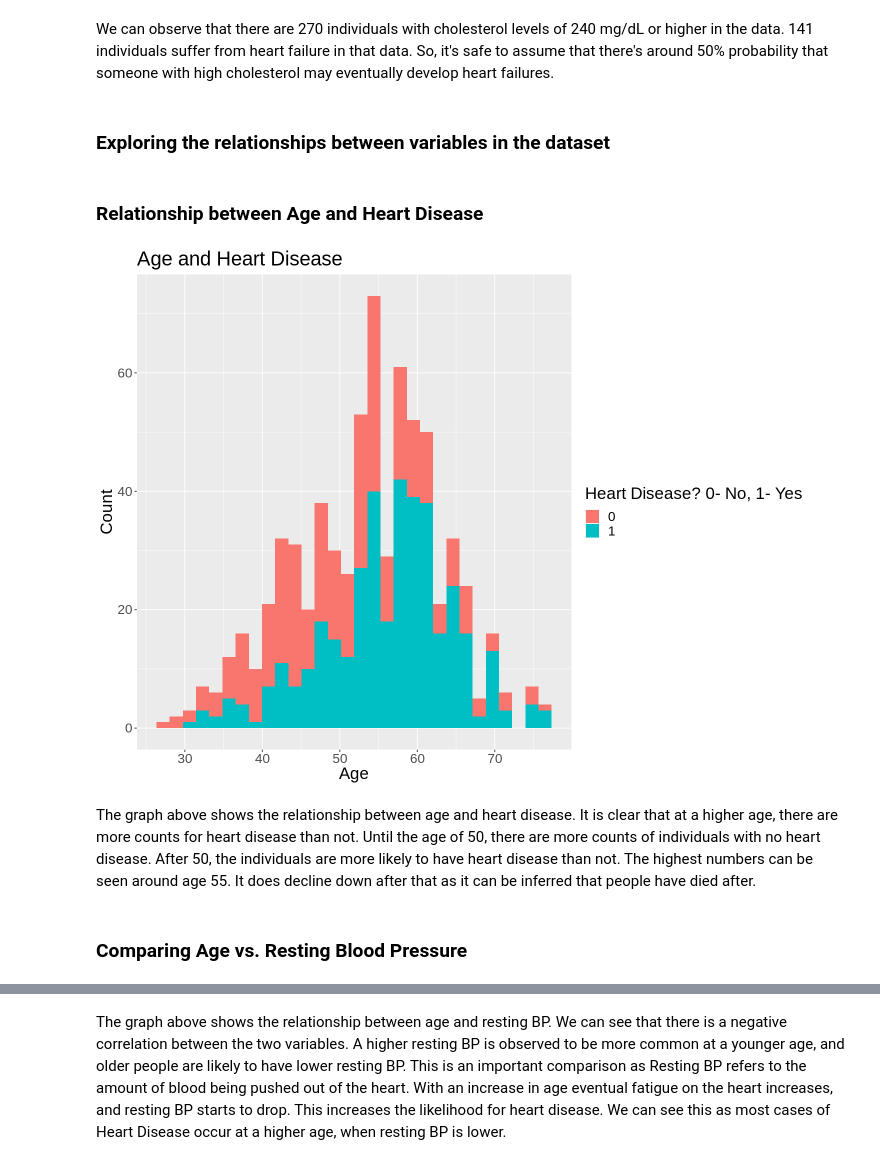
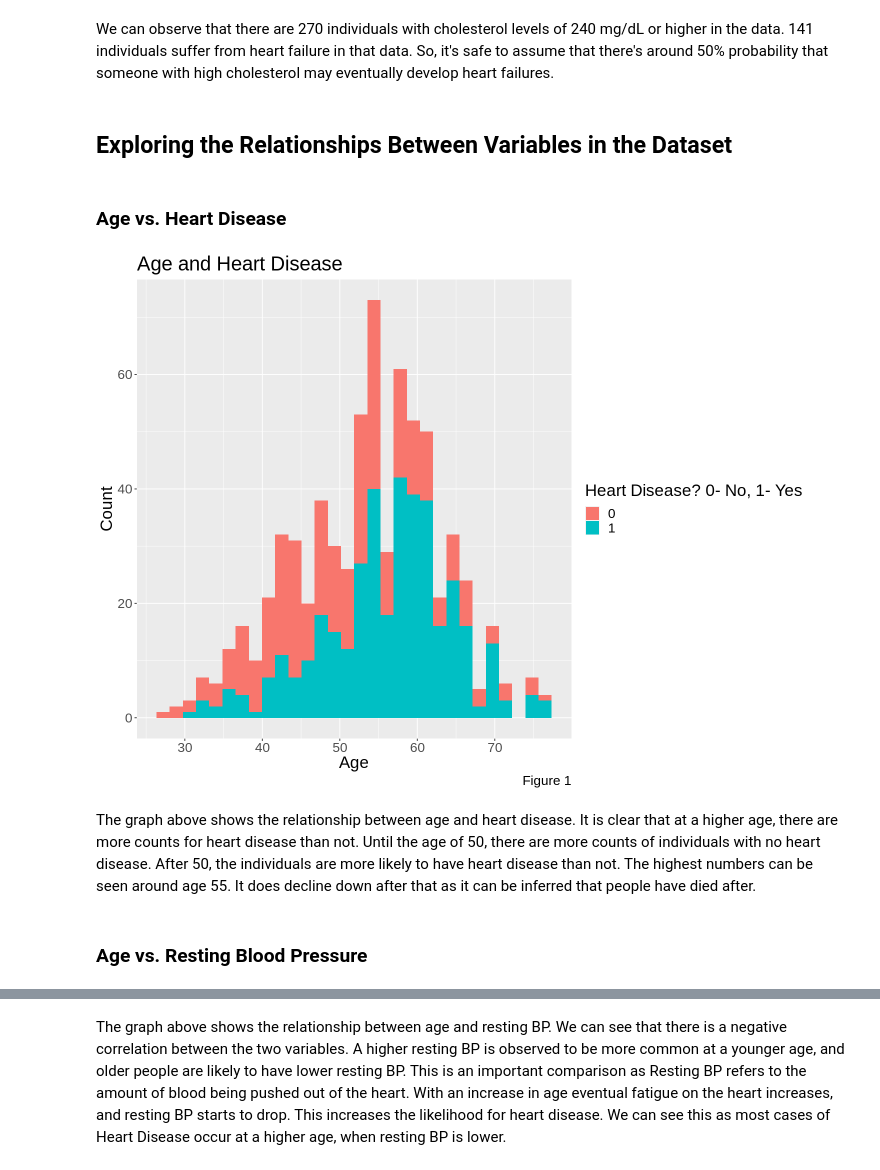
Before and after one commit to sara2815/Heart-Attack-Analysis, a Jupyter notebook: Group-43-Project.ipynb, the cells around one changed output, grey strips where cells are left out. Saved outputs shown, nothing was run; the diff lists cells and outputs as text; code cells hidden in the pictures.

```diff
--- a/Group-43-Project.ipynb
+++ b/Group-43-Project.ipynb
@@ -194,27 +187,27 @@ As per the article on "www.hopkinsmedicine.org", cholesterol of 240 mg/dL or mor
 # %% [markdown]
 We can observe that there are 270 individuals with cholesterol levels of 240 mg/dL or higher in the data. 141 individuals suffer from heart failure in that data. So, it's safe to assume that there's around 50% probability that someone with high cholesterol may eventually develop heart failures.
 # %% [markdown]
-### Exploring the relationships between variables in the dataset ###
+## Exploring the Relationships Between Variables in the Dataset ##
 # %% [markdown]
-### Relationship between Age and Heart Disease ###
+### Age vs. Heart Disease ###
 # %%
 options(repr.plot.width = 12, repr.plot.height = 9)
 
 age_plot <- heart_train |>
     ggplot(aes(x = age, fill = heart_disease)) +
     geom_histogram(binwidth = 1.7)+
-    labs(x = "Age", fill = "Heart Disease? 0- No, 1- Yes " , y = "Count") +
+    labs(x = "Age", fill = "Heart Disease? 0- No, 1- Yes " , y = "Count", caption="Figure 1") +
     ggtitle("Age and Heart Disease") +
     theme(text = element_text(size=20))
 
 age_plot
 # %% [output]
-[figure, old version]
+[figure, new version]
 # %% [markdown]
 The graph above shows the relationship between age and heart disease. It is clear that at a higher age, there are more counts for heart disease than not. Until the age of 50, there are more counts of individuals with no heart disease. After 50, the individuals are more likely to have heart disease than not. The highest numbers can be seen around age 55.
 It does decline down after that as it can be inferred that people have died after.
 # %% [markdown]
-### Comparing Age vs. Resting Blood Pressure
+### Age vs. Resting Blood Pressure
 # %%
 options(repr.plot.width = 12, repr.plot.height = 9)
 
```
Also changed, not shown: parts of 48 cells of this notebook.
